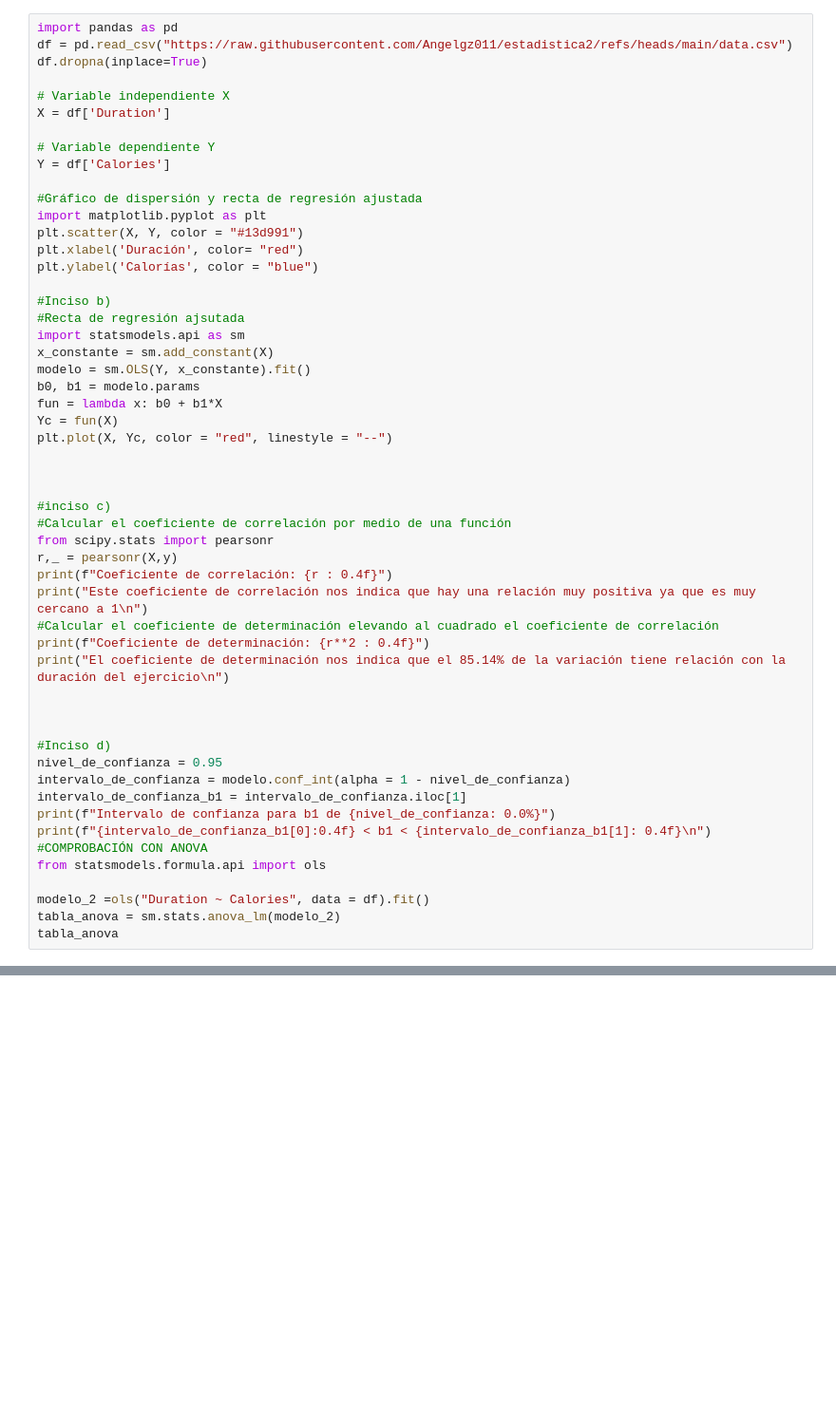
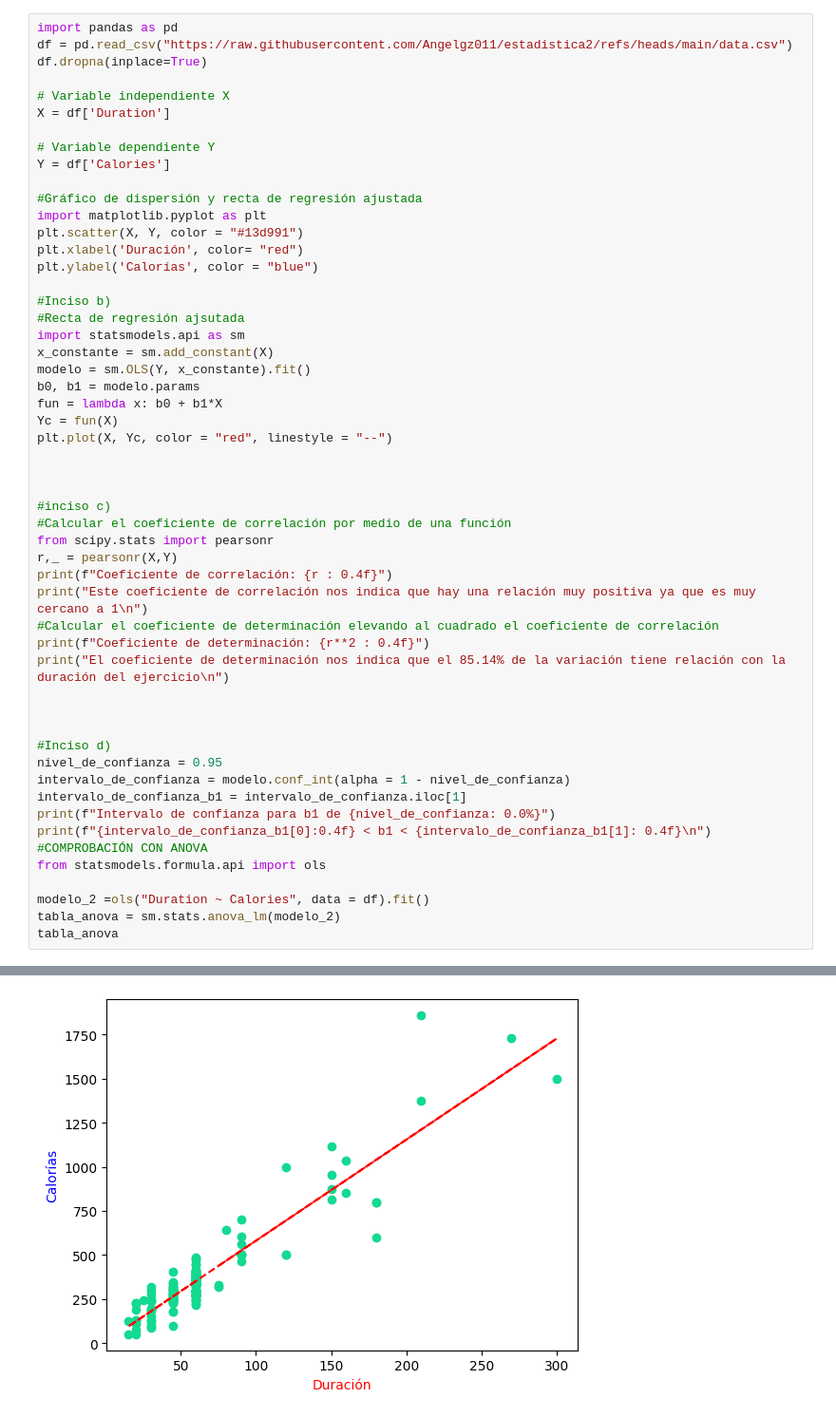
Before and after one commit to Angelgz011/estadistica2, a Jupyter notebook: eii_u1_01_22150429.ipynb, the cells around one changed output, grey strips where cells are left out. Shown at 95% size. Cells and saved outputs as stored; diff of their text form; blank space fills up the shorter version.

```diff
--- a/eii_u1_01_22150429.ipynb
+++ b/eii_u1_01_22150429.ipynb
@@ -32,7 +32,7 @@ plt.plot(X, Yc, color = "red", linestyle = "--")
 #inciso c)
 #Calcular el coeficiente de correlación por medio de una función
 from scipy.stats import pearsonr
-r,_ = pearsonr(X,y)
+r,_ = pearsonr(X,Y)
 print(f"Coeficiente de correlación: {r : 0.4f}")
 print("Este coeficiente de correlación nos indica que hay una relación muy positiva ya que es muy cercano a 1\n")
 #Calcular el coeficiente de determinación elevando al cuadrado el coeficiente de correlación
@@ -57,0 +68 @@ NameError: name 'y' is not defined
+[figure, added]
```
Also changed, not shown: parts of 1 cell of this notebook.
